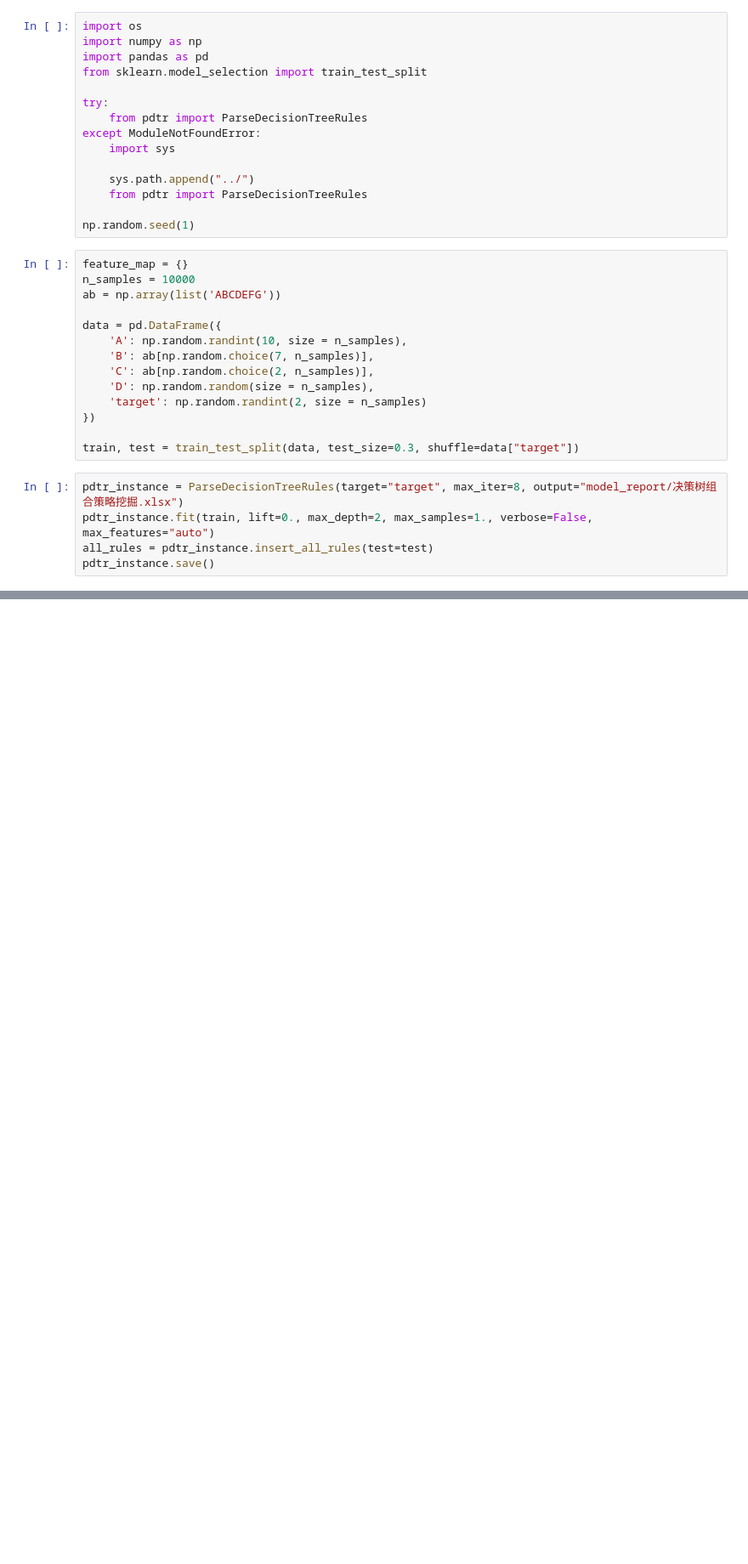
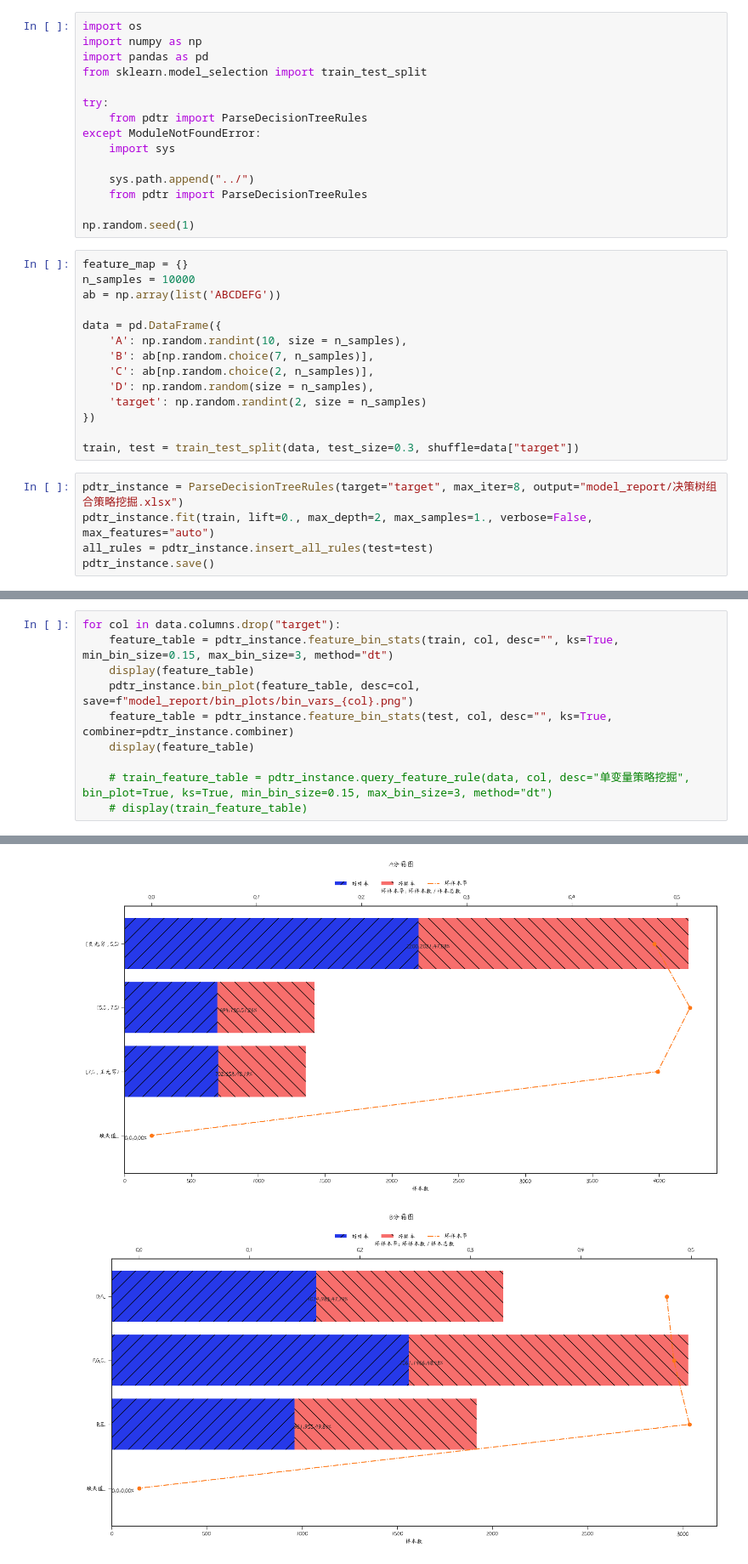
Before and after one commit to itlubber/pdtr, a Jupyter notebook: examples/pdtr_samplts.ipynb, the cells around one changed output, grey strips where cells are left out. Shown at 85% size. Saved outputs shown, nothing was run; the diff lists cells and outputs as text; blank space fills up the shorter version.

Commit message:
add combiner

```diff
--- a/examples/pdtr_samplts.ipynb
+++ b/examples/pdtr_samplts.ipynb
@@ -66,0 +67,11 @@ all_rules[1]
+# %%
+for col in data.columns.drop("target"):
+    feature_table = pdtr_instance.feature_bin_stats(train, col, desc="", ks=True, min_bin_size=0.15, max_bin_size=3, method="dt")
+    display(feature_table)
+    pdtr_instance.bin_plot(feature_table, desc=col, save=f"model_report/bin_plots/bin_vars_{col}.png")
+    feature_table = pdtr_instance.feature_bin_stats(test, col, desc="", ks=True, combiner=pdtr_instance.combiner)
+    display(feature_table)
+
+    # train_feature_table = pdtr_instance.query_feature_rule(data, col, desc="单变量策略挖掘", bin_plot=True, ks=True, min_bin_size=0.15, max_bin_size=3, method="dt")
+    # display(train_feature_table)
+# %% [output]
@@ -66,0 +127,2 @@ all_rules[1]
+[figure, added]
+[figure, added]
```
Also changed, not shown: parts of 3 cells of this notebook, 13 other files.
